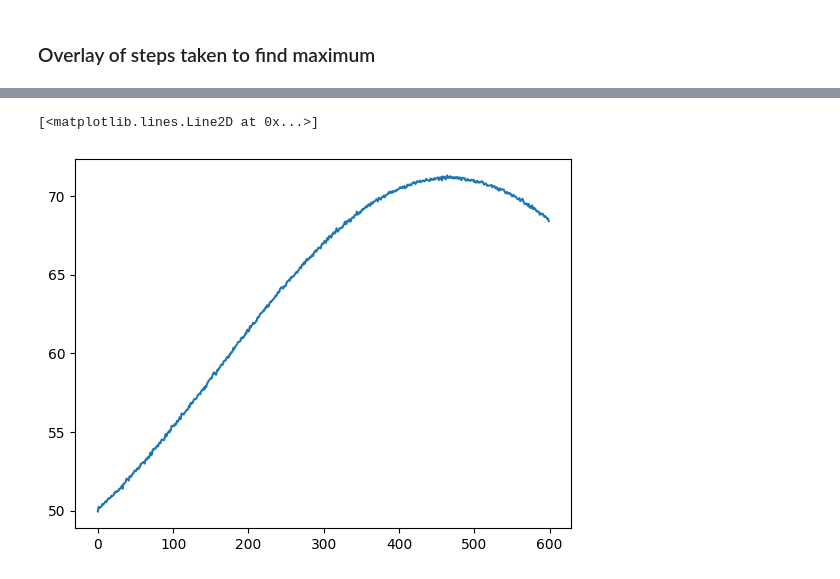
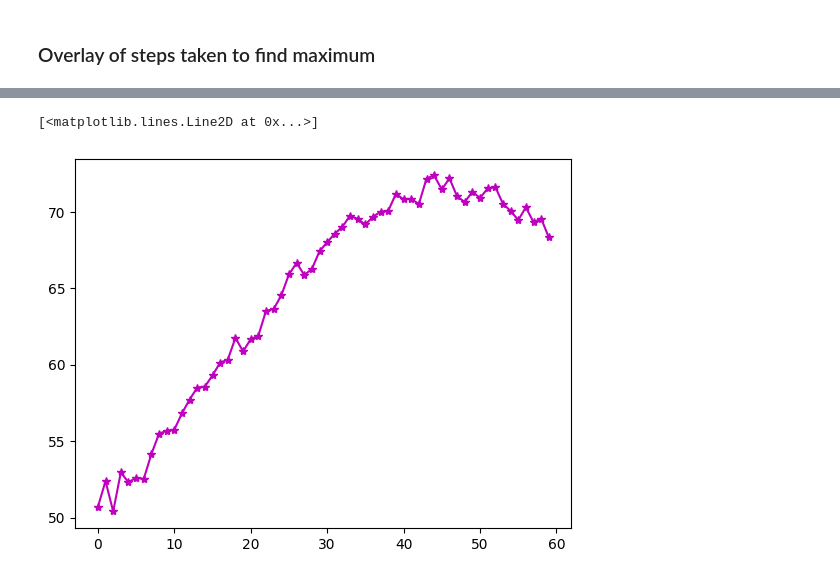
Before and after one commit to Rijuki/BITgatepowers, a Jupyter notebook: Inequal_test.ipynb, the cells around one changed output, grey strips where cells are left out. Saved outputs shown, nothing was run; the diff lists cells and outputs as text; code cells hidden in the pictures.

```diff
--- a/Inequal_test.ipynb
+++ b/Inequal_test.ipynb
@@ -27,7 +28,7 @@ def measurement_as_int(qc, job, shots):
     for c_size in range(num_measurements):
         tmp = []
         for i in range(shots):
-            x = result[i][c_size]
+            x = int(result[i][c_size])
             tmp.append(x)
         a.append(tmp)
     return a
@@ -68,9 +69,12 @@ def main(n, m):
     qc = QuantumCircuit(4)
     make_bell_test_circuit(qc, n, m)
 
-    #provider = IBMQ.get_provider(hub='ibm-q')
-    #backend = provider.get_backend('ibmq_vigo')
+    #small_devices = provider.backends(filters=lambda x: x.configuration().n_qubits >= 4
+    #                               and not x.configuration().simulator)
+    #backend = least_busy(small_devices)
+    #backend = provider.get_backend('ibmq_manila')
     backend = Aer.get_backend('qasm_simulator')
+
     job = execute(qc, backend, shots=repetitions, optimization_level=3, memory=True)
     #job_monitor(job)
     job = job.result()
@@ -81,7 +85,7 @@ def main(n, m):
     win_outcomes = []
 
     for i in range(repetitions):
-        j = (int(a[0][i]) ^ int(a[2][i]) == int(a[1][i]) & int(a[3][i]))
+        j = (a[0][i] ^ a[2][i] == a[1][i] & a[3][i])
         if j is True:
             outcomes.append('1')
             win_outcomes.append('1')
@@ -228,20 +243,22 @@ def full_calculation():
 ### Overlay of steps taken to find maximum
 # %%
 #Global variables
-repetitions = 100
-xinitial = 0.6
+repetitions = 3000
+xinitial = -1.2
 xlength = 1.2
-yinitial = 0.6
+yinitial = -1.2
 ylength = 1.2
-stepc = 0.01
+stepc = 0.001
+search_radius = 7
+
 deci_round = str(stepc)[::-1].find('.')
-search_radius = 9
 x = np.arange(xinitial, xlength, stepc)
 y = np.arange(yinitial, ylength, stepc)
+#provider = IBMQ.load_account()
 
 if __name__ == '__main__':
     _, index_log = gradient_method()
-    r = full_calculation()
+    #r = full_calculation()
 
     index_map_x = []
     index_map_y = []
@@ -254,5 +271,5 @@ if __name__ == '__main__':
     plt.plot(index_map_x[0], index_map_y[0], 'd')
     #diamon is end
     plt.plot(index_map_x[-1], index_map_y[-1], 'D')
-    plt.imshow(r, cmap='hot', interpolation='antialiased', extent=[xinitial, xlength, yinitial, ylength], origin='lower');
+    #plt.imshow(r, cmap='hot', interpolation='antialiased', extent=[xinitial, xlength, yinitial, ylength], origin='lower');
 # %% [output]
@@ -277,15 +287,15 @@ Beginning full calculation
 # %%
-#for i in range(600):
-#    plt.plot(r[i])
+#for i in range(len(r)-18):
+    #plt.plot(r[i])
 
-#h = []
-#for i in range(len(x)):
-#    ave_val = 0
-#    for j in range(len(y)):
-#        ave_val = ave_val + r[j][i]
-#    h.append(ave_val/len(x))
-#plt.plot(h)
+h = []
+for i in range(len(x)):
+    ave_val = 0
+    for j in range(len(y)):
+        ave_val = ave_val + r[j][i]
+    h.append(ave_val/len(x))
+plt.plot(h, '*m-')
 #blue line is r[0] which is not within the pattern
 # %% [output]
 [<matplotlib.lines.Line2D at 0x...>]
-[figure, old version]
+[figure, new version]
```
Also changed, not shown: parts of 4 cells of this notebook.
